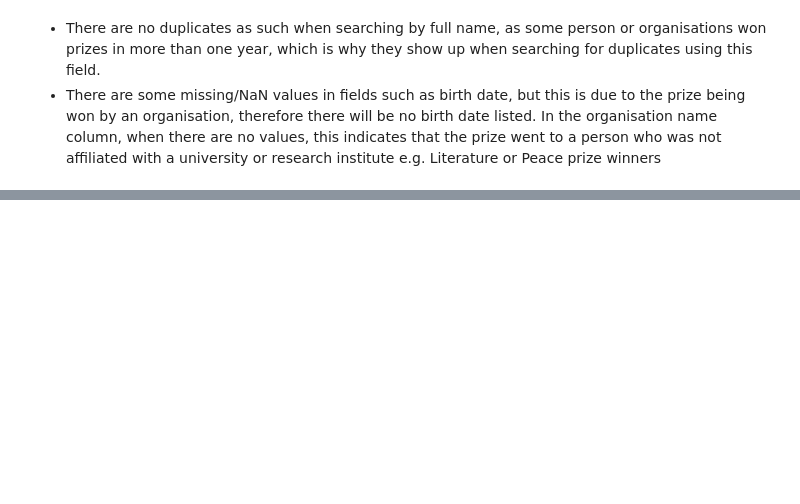
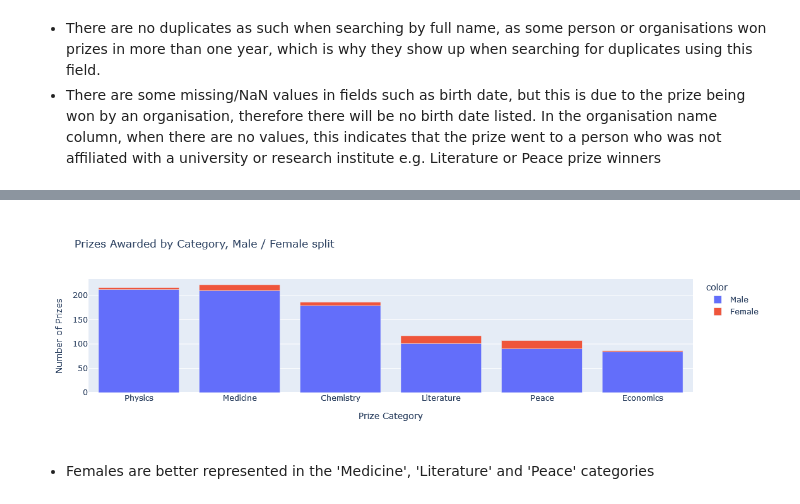
Before and after one commit to Am1tp/DataAnalysis-JupyterNotebook-NobelPrizes, a Jupyter notebook: NobelPrizeAnalysis.ipynb, the cells around one changed output, grey strips where cells are left out. Drawn from its saved outputs; the diff is of its cells as text; code cells hidden in the pictures; blank space fills up the shorter version.

```diff
--- a/NobelPrizeAnalysis.ipynb
+++ b/NobelPrizeAnalysis.ipynb
@@ -158,0 +238,17 @@ data.sample()
+# %%
+data_mf = data.groupby(['category','sex'], as_index=False).agg({'prize':pd.Series.count}).sort_values('prize', ascending=False)
+# %%
+bar = px.bar(
+    x = data_mf.category,
+    y = data_mf.prize,
+    color = data_mf.sex,
+    title = 'Prizes Awarded by Category, Male / Female split'
+)
+bar.update_layout(
+    xaxis_title='Prize Category',
+    yaxis_title='Number of Prizes'
+)
+# %% [output]
+[figure, added]
+# %% [markdown]
+- Females are better represented in the 'Medicine', 'Literature' and 'Peace' categories
```
Also changed, not shown: parts of 52 cells of this notebook.
